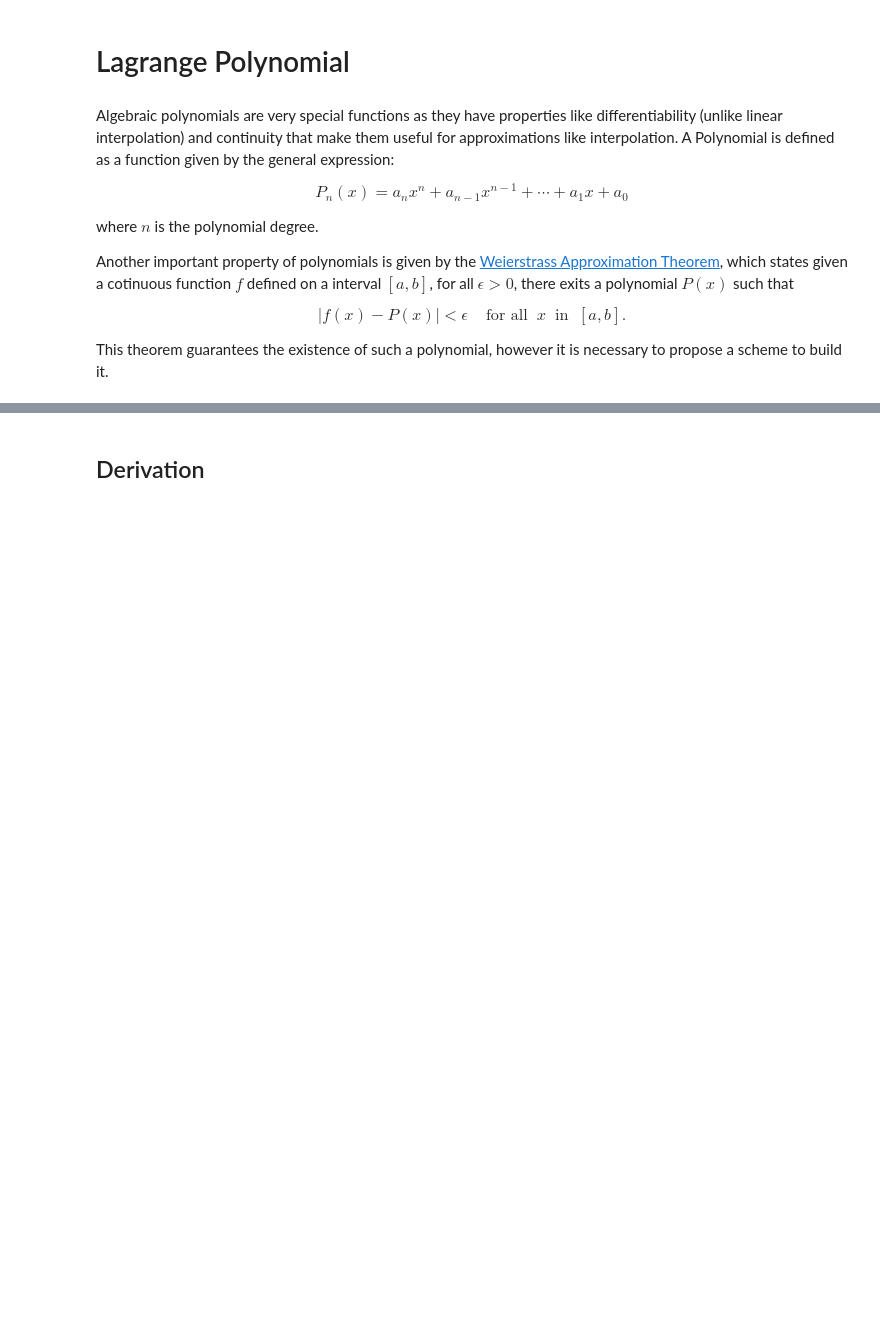
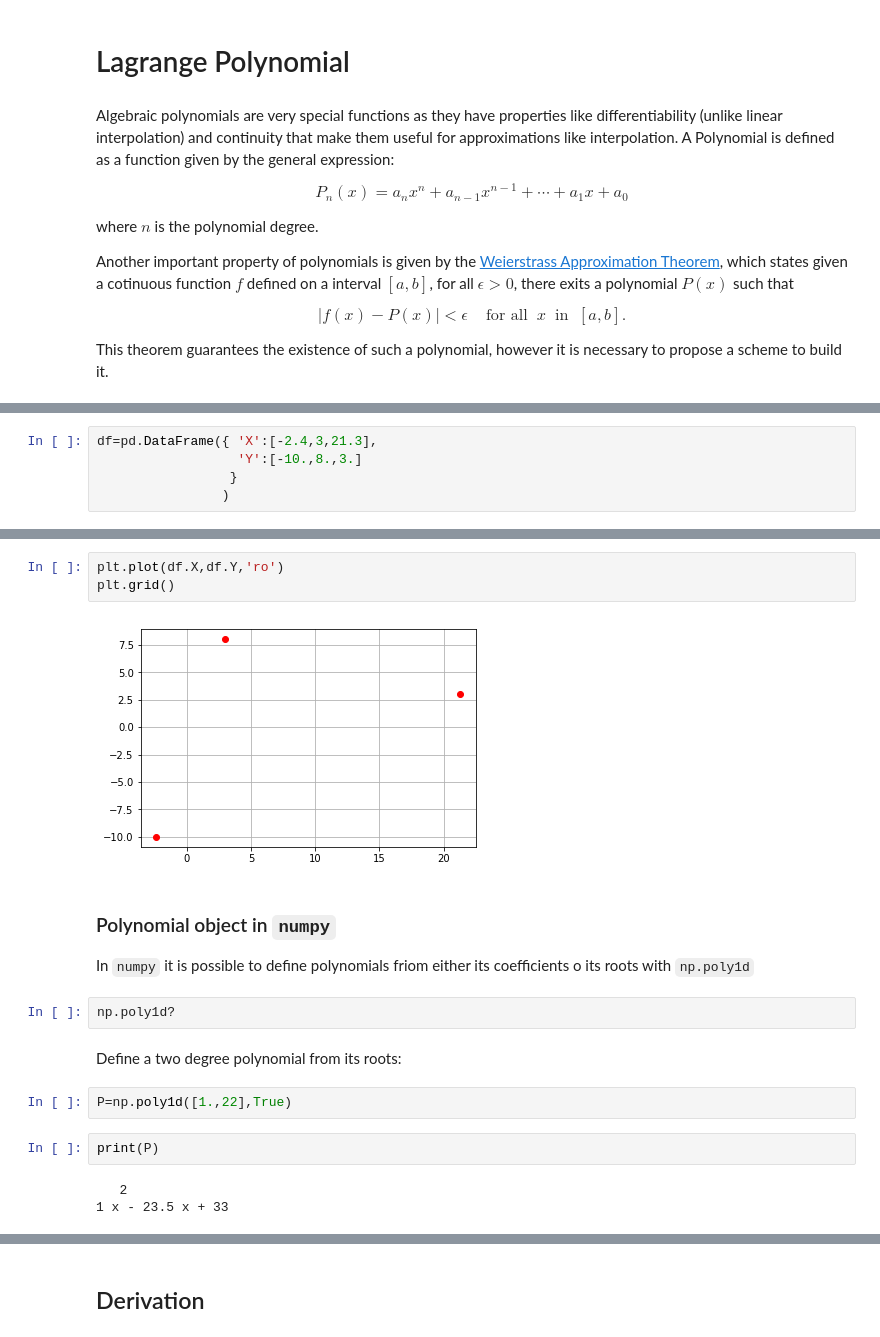
Before and after one commit to sbustamante/ComputationalMethods, a Jupyter notebook: material/interpolation.ipynb, the cells around one changed output, grey strips where cells are left out. Saved outputs shown, nothing was run; the diff lists cells and outputs as text; blank space fills up the shorter version.

```diff
--- a/material/interpolation.ipynb
+++ b/material/interpolation.ipynb
@@ -143,0 +149,5 @@ This theorem guarantees the existence of such a polynomial, however it is necess
+# %%
+df=pd.DataFrame({ 'X':[-2.4,3,21.3],
+                  'Y':[-10.,8.,3.]
+                 }
+                )
@@ -143,0 +163,19 @@ This theorem guarantees the existence of such a polynomial, however it is necess
+# %%
+plt.plot(df.X,df.Y,'ro')
+plt.grid()
+# %% [output]
+[figure, added]
+# %% [markdown]
+### Polynomial object in `numpy`
+In `numpy` it is possible to define polynomials friom either its coefficients o its roots with `np.poly1d`
+# %%
+np.poly1d?
+# %% [markdown]
+Define a two degree polynomial from its roots:
+# %%
+P=np.poly1d([1.,22],True)
+# %%
+print(P)
+# %% [output]
+   2
+1 x - 23.5 x + 33
```
Also changed, not shown: parts of 19 cells of this notebook, 2 other files.
